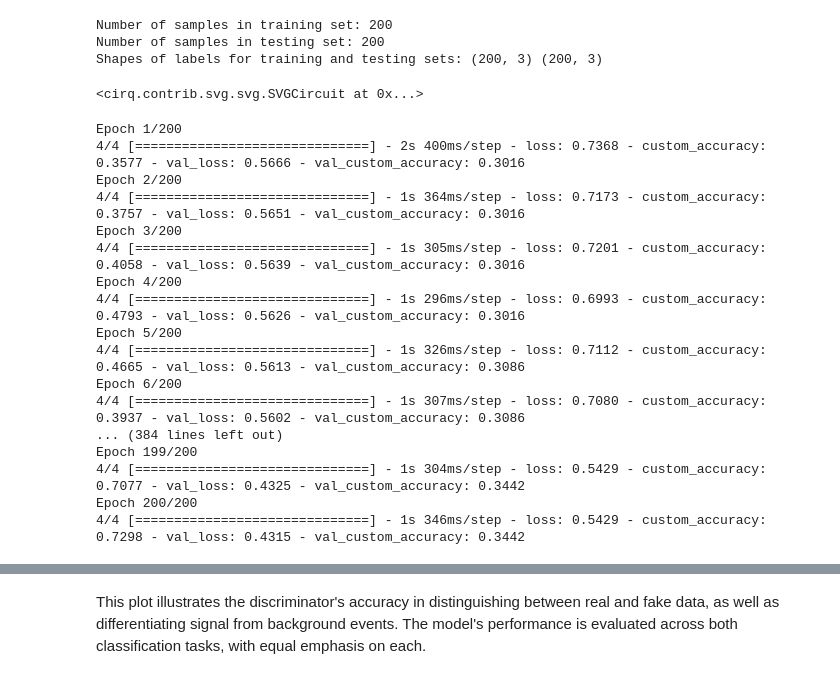
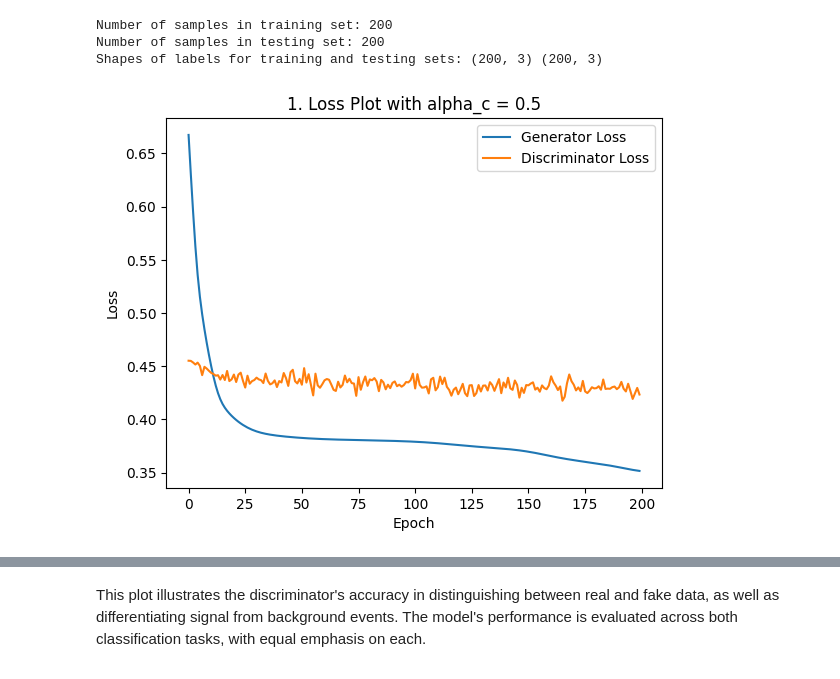
Before and after one commit to LazaroR-u/GSoC_QMLHEP_2024, a Jupyter notebook: tasks/task_IV_GSoC.ipynb, the cells around one changed output, grey strips where cells are left out. Drawn from its saved outputs; the diff is of its cells as text; code cells hidden in the pictures.

```diff
--- a/tasks/task_IV_GSoC.ipynb
+++ b/tasks/task_IV_GSoC.ipynb
@@ -718,4 +681,4 @@ qgen_model = generator_model(symbols_gen, qdisc_model.get_weights()[0])
 gen_model_cp, disc_model_cp = checkpoints(cycle=1)
 # %%
 # Fit the Generator Model
-H = train_qgen(epochs=1000, batch=100, verbose=1)
+G = train_qgen(epochs=200, batch=10, verbose=0)
@@ -763,29 +699,19 @@ print("Shapes of labels for training and testing sets:", y_gen_train.shape, y_ge
 Number of samples in training set: 200
 Number of samples in testing set: 200
 Shapes of labels for training and testing sets: (200, 3) (200, 3)
-# %%
-SVGCircuit(tfq.from_tensor(gen_data_train)[0])
-# %% [output]
-<cirq.contrib.svg.svg.SVGCircuit at 0x...>
 # %%
 # Fit the Discriminator Model
-H = train_qdisc(epochs = 200, batch = 64, verbose = 1)
+H = train_qdisc(epochs = 200, batch = 32, verbose = 0)
-# %% [output]
-Epoch 1/200
-4/4 [==============================] - 2s 400ms/step - loss: 0.7368 - custom_accuracy: 0.3577 - val_loss: 0.5666 - val_custom_accuracy: 0.3016
-Epoch 2/200
-4/4 [==============================] - 1s 364ms/step - loss: 0.7173 - custom_accuracy: 0.3757 - val_loss: 0.5651 - val_custom_accuracy: 0.3016
-Epoch 3/200
-4/4 [==============================] - 1s 305ms/step - loss: 0.7201 - custom_accuracy: 0.4058 - val_loss: 0.5639 - val_custom_accuracy: 0.3016
-Epoch 4/200
-4/4 [==============================] - 1s 296ms/step - loss: 0.6993 - custom_accuracy: 0.4793 - val_loss: 0.5626 - val_custom_accuracy: 0.3016
-Epoch 5/200
-4/4 [==============================] - 1s 326ms/step - loss: 0.7112 - custom_accuracy: 0.4665 - val_loss: 0.5613 - val_custom_accuracy: 0.3086
-Epoch 6/200
-4/4 [==============================] - 1s 307ms/step - loss: 0.7080 - custom_accuracy: 0.3937 - val_loss: 0.5602 - val_custom_accuracy: 0.3086
-... (384 lines left out)
-Epoch 199/200
-4/4 [==============================] - 1s 304ms/step - loss: 0.5429 - custom_accuracy: 0.7077 - val_loss: 0.4325 - val_custom_accuracy: 0.3442
-Epoch 200/200
-4/4 [==============================] - 1s 346ms/step - loss: 0.5429 - custom_accuracy: 0.7298 - val_loss: 0.4315 - val_custom_accuracy: 0.3442
+# %%
+# Plot the generator and discriminator loss over epochs
+plt.plot(G.history['loss'], label = "Generator Loss")
+plt.plot(H.history['loss'], label = "Discriminator Loss")
+
+plt.xlabel('Epoch')
+plt.ylabel('Loss')
+plt.legend()
+plt.title("1. Loss Plot with alpha_c = 0.5")
+plt.show()
+# %% [output]
+[figure, added]
 # %%
```
Also changed, not shown: parts of 24 cells of this notebook.
